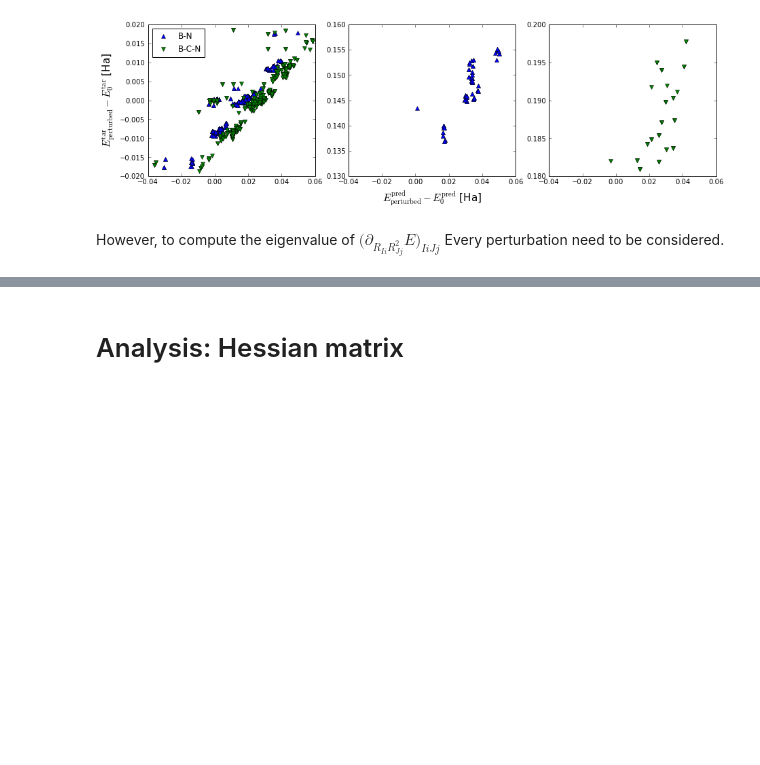
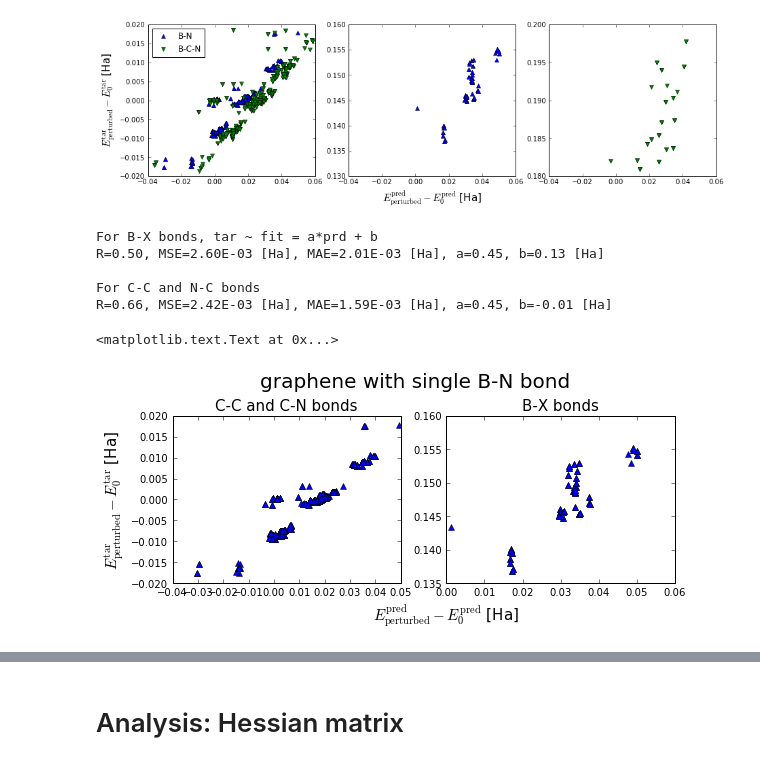
Before and after one commit to SamKChang/phononic_Tc_20170712, a Jupyter notebook: 01_finiteDifferenceTest/structure_test.ipynb, the cells around one changed output, grey strips where cells are left out. Drawn from its saved outputs; the diff is of its cells as text; code cells hidden in the pictures; blank space fills up the shorter version.

```diff
--- a/01_finiteDifferenceTest/structure_test.ipynb
+++ b/01_finiteDifferenceTest/structure_test.ipynb
@@ -402,5 +402,49 @@ ax3.set_ylim(0.18,0.20)
 # %% [output]
 (0.18, 0.2)
 [figure]
-# %% [markdown]
-However, to compute the eigenvalue of $\big(\partial_{R_{Ii}R_{Jj}^2}E\big)_{IiJj}$ Every perturbation need to be considered.
+# %%
+def segment_fit(prd, tar, mask, ax=None):
+
+    """
+    return (R2, mse, mae), (a, b)
+    a * prd + b = tar
+    """
+
+    if ax is None:
+        fig, ax = plt.subplots(1, 1)
+    ax.plot(prd[mask], tar[mask], ls='', marker='^')
+    fit = qtk.ML.l2_fit(prd[mask], tar[mask])
+    a,b = np.polyfit(prd[mask], tar[mask], 1)
+    R2, mse, mae = qtk.ML.error_measure(tar[mask], fit)
+    return R2, mse, mae, a, b
+
+
+# filter out failed predictions (4 out of 576 due to wavefunction IO error)
+dE_BN1_prd_finite = dE_BN1_prd[np.isfinite(dE_BN1_prd)]
+dE_BN1_tar_finite = dE_BN1_tar[np.isfinite(dE_BN1_prd)]
+
+fig, [ax1, ax2] = plt.subplots(1, 2, figsize=(9, 3))
+
+mask_BN1 = dE_BN1_tar > 0.1
+print "For B-X bonds, tar ~ fit = a*prd + b"
+print "R=%4.2f, MSE=%8.2E [Ha], MAE=%8.2E [Ha], a=%4.2f, b=%4.2f [Ha]" % \
+segment_fit(dE_BN1_prd, dE_BN1_tar, mask_BN1, ax=ax2)
+print
+mask_BN1 = dE_BN1_tar_finite <= 0.1
+print "For C-C and N-C bonds"
+print "R=%4.2f, MSE=%8.2E [Ha], MAE=%8.2E [Ha], a=%4.2f, b=%4.2f [Ha]" % \
+segment_fit(dE_BN1_prd_finite, dE_BN1_tar_finite, mask_BN1, ax=ax1)
+
+ax1.set_xlabel(r'$E_{\rm perturbed}^{\rm pred} - E_0^{\rm pred}$ [Ha]', fontsize=15, x=1.2)
+ax1.set_ylabel(r'$E_{\rm perturbed}^{\rm tar} - E_0^{\rm tar}$ [Ha]', fontsize=15)
+ax1.set_title('C-C and C-N bonds', fontsize=15)
+ax2.set_title('B-X bonds', fontsize=15)
+fig.suptitle('graphene with single B-N bond', fontsize=20, y=1.1)
+# %% [output]
+For B-X bonds, tar ~ fit = a*prd + b
+R=0.50, MSE=2.60E-03 [Ha], MAE=2.01E-03 [Ha], a=0.45, b=0.13 [Ha]
+
+For C-C and N-C bonds
+R=0.66, MSE=2.42E-03 [Ha], MAE=1.59E-03 [Ha], a=0.45, b=-0.01 [Ha]
+<matplotlib.text.Text at 0x...>
+[figure, added]
```
Also changed, not shown: parts of 2 cells of this notebook.
